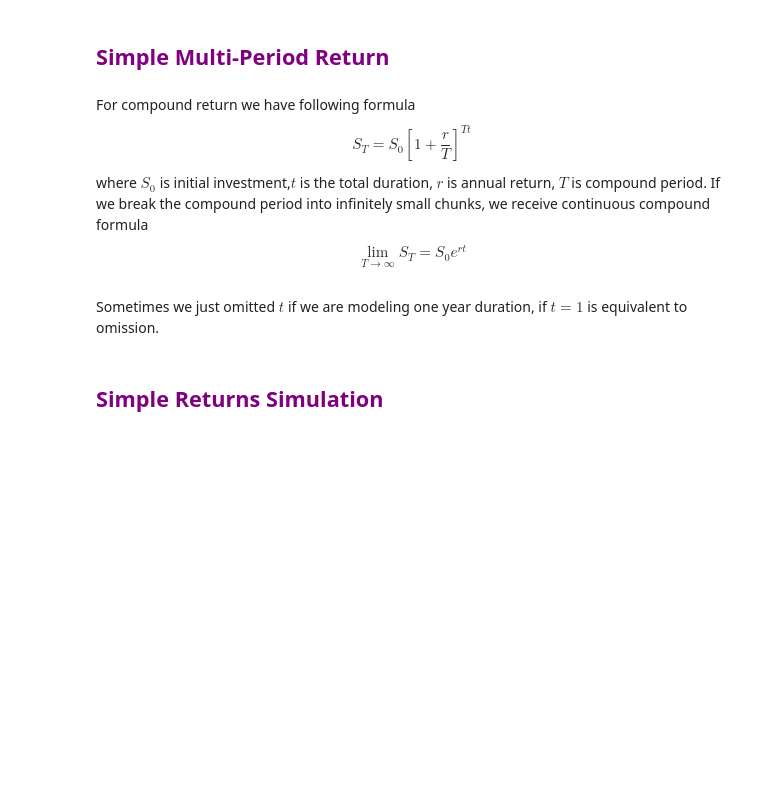
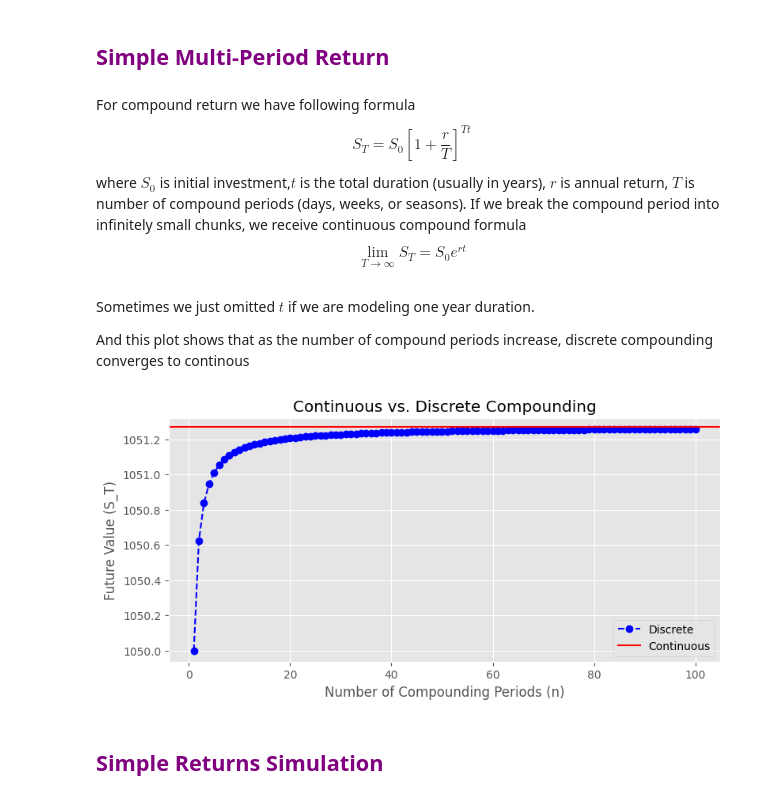
Before and after one commit to weijie-chen/Time-Series-and-Financial-Engineering-With-Python, a Jupyter notebook: notebooks/financial_engineering_notebook/FinEng Chapter 0 - Wiener Process RW Modeling.ipynb, the cells around one changed output. Saved outputs shown, nothing was run; the diff lists cells and outputs as text; code cells hidden in the pictures; blank space fills up the shorter version.

```diff
--- a/notebooks/financial_engineering_notebook/FinEng Chapter 0 - Wiener Process RW Modeling.ipynb
+++ b/notebooks/financial_engineering_notebook/FinEng Chapter 0 - Wiener Process RW Modeling.ipynb
@@ -22,9 +22,11 @@ For compound return we have following formula
 $$
 S_T=S_0\left[1+\frac{r}{T}\right]^{Tt}
 $$
-where $S_0$ is initial investment,$t$ is the total duration, $r$ is annual return, $T$ is compound period. If we break the compound period into infinitely small chunks, we receive continuous compound formula
+where $S_0$ is initial investment,$t$ is the total duration (usually in years), $r$ is annual return, $T$ is number of compound periods (days, weeks, or seasons). If we break the compound period into infinitely small chunks, we receive continuous compound formula
 $$
 \lim _{T \rightarrow \infty} S_T=S_0 e^{rt}
 $$
 # %% [markdown]
-Sometimes we just omitted $t$ if we are modeling one year duration, if $t=1$ is equivalent to omission.
+Sometimes we just omitted $t$ if we are modeling one year duration.
+
+And this plot shows that as the number of compound periods increase, discrete compounding converges to continous
@@ -38,11 +33,23 @@ S_T_discrete = [S_0 * (1 + r / T) ** (T * t) for T in range(1, T)]
 # %%
+S_0 = 1000
+r = 0.05
+t = 1
+
+S_T_continuous = S_0 * np.exp(r * t)
+
+compound_periods = range(1, 101)
+S_T_discrete = [S_0 * (1 + r / n) ** (n * t) for n in compound_periods]
+
 fig, ax = plt.subplots(figsize=(9, 4))
-ax.plot([S_T_continuous] * len(S_T_discrete), label="Discrete")
-ax.plot(S_T_discrete, label="Continuous")
-ax.set_xlabel("Compound Periods")
-ax.set_ylabel("Return")
+ax.plot(compound_periods, S_T_discrete, label="Discrete", linestyle='--', marker='o', color='blue')
+ax.axhline(y=S_T_continuous, color='r', linestyle='-', label="Continuous")
+ax.set_xlabel("Number of Compounding Periods (n)")
+ax.set_ylabel("Future Value (S_T)")
 ax.legend()
+plt.title("Continuous vs. Discrete Compounding")
 plt.show()
+# %% [output]
+[figure, added]
 # %% [markdown]
 ## <font face="gotham" color="purple"> Simple Returns Simulation</font>
 # %%
```
Also changed, not shown: parts of 8 cells of this notebook.
